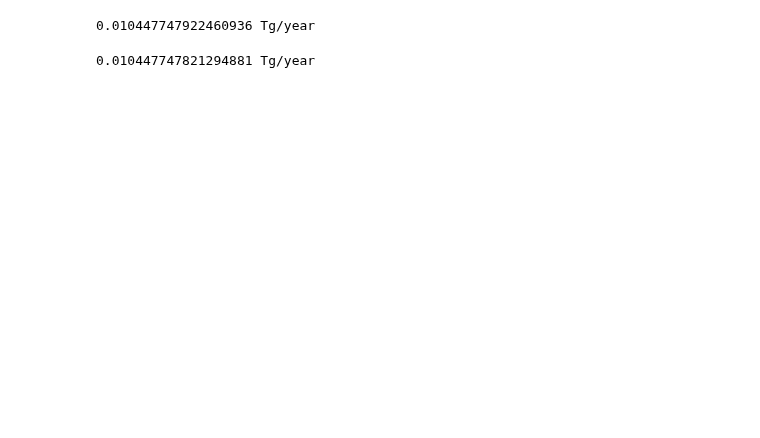
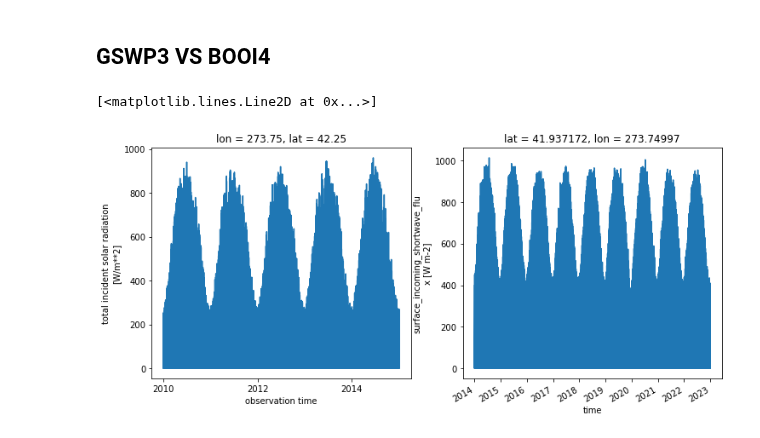
Before and after one commit to jinmuluo/pymaps, a Jupyter notebook: summation_test.ipynb, the cells around one changed output. Drawn from its saved outputs; the diff is of its cells as text; code cells hidden in the pictures; blank space fills up the shorter version.

```diff
--- a/summation_test.ipynb
+++ b/summation_test.ipynb
@@ -120,25 +9,20 @@ print(N2Oall, "Tg/year")
-# %%
-N2all=0.0
-
-ds_term = (dsCLM["N2_TOTAL"].fillna(0) * dsCLM['area']*dsCLM['landfrac']*1e6).sum(dim=['lat', 'lon'])
-for i in range(len(dsCLM.time)):
-    t= start_date + relativedelta(months=i)
-    t2 = start_date + relativedelta(months=i+1)
-    day = (t2-t).days
-    N2all = N2all + ds_term[i].values * day * 24 * 3600 * 1e-12
-
-print(N2all, "Tg/year")
-# %% [output]
-0.010447747922460936 Tg/year
-# %%
-N2all=0.0
-for gas in N2_sector:
-    ds_term = (dsCLM[gas].fillna(0) * dsCLM['area']*dsCLM['landfrac']*1e6).sum(dim=['lat', 'lon'])
-    for i in range(len(dsCLM.time)):
-        t= start_date + relativedelta(months=i)
-        t2 = start_date + relativedelta(months=i+1)
-        day = (t2-t).days
-        N2all = N2all + ds_term[i].values * day * 24 * 3600 * 1e-12
-print(N2all, "Tg/year")
-# %% [output]
-0.010447747821294881 Tg/year
+# %% [markdown]
+## GSWP3 VS BOOI4
+# %%
+mypath = "/glade/scratch/jinmuluo/MESOCOM_subset_data/datmdata"
+gswp3 = [f for f in os.listdir(mypath) if os.path.isfile(os.path.join(mypath, f))]
+gswp3.remove('domain.lnd.360x720_gswp3.0v1_isu_point_c230627.nc')
+gswp3_namelist = [os.path.join(mypath, f) for f in gswp3]
+dsGSWP3 = xr.open_mfdataset(gswp3_namelist)
+# %%
+mypath2 = "/glade/scratch/jinmuluo/MESOCOM_fluxtower_BOOI4/datmdata"
+booi4 = [f for f in os.listdir(mypath2) if os.path.isfile(os.path.join(mypath2, f))]
+booi4_namelist = [os.path.join(mypath2, f) for f in booi4]
+dsBOOI4 = xr.open_mfdataset(booi4_namelist)
+# %%
+fig, axs = plt.subplots(1,2,figsize=(12, 5))
+dsGSWP3.FSDS.fillna(0).plot(ax=axs[0], x='time')
+dsBOOI4.FSDS.sel(time=slice("2014-01-01", "2022-12-31")).plot(ax=axs[1], x='time')
+# %% [output]
+[<matplotlib.lines.Line2D at 0x...>]
+[figure, added]
```
Also changed, not shown: parts of 15 cells of this notebook, 6 other files.
